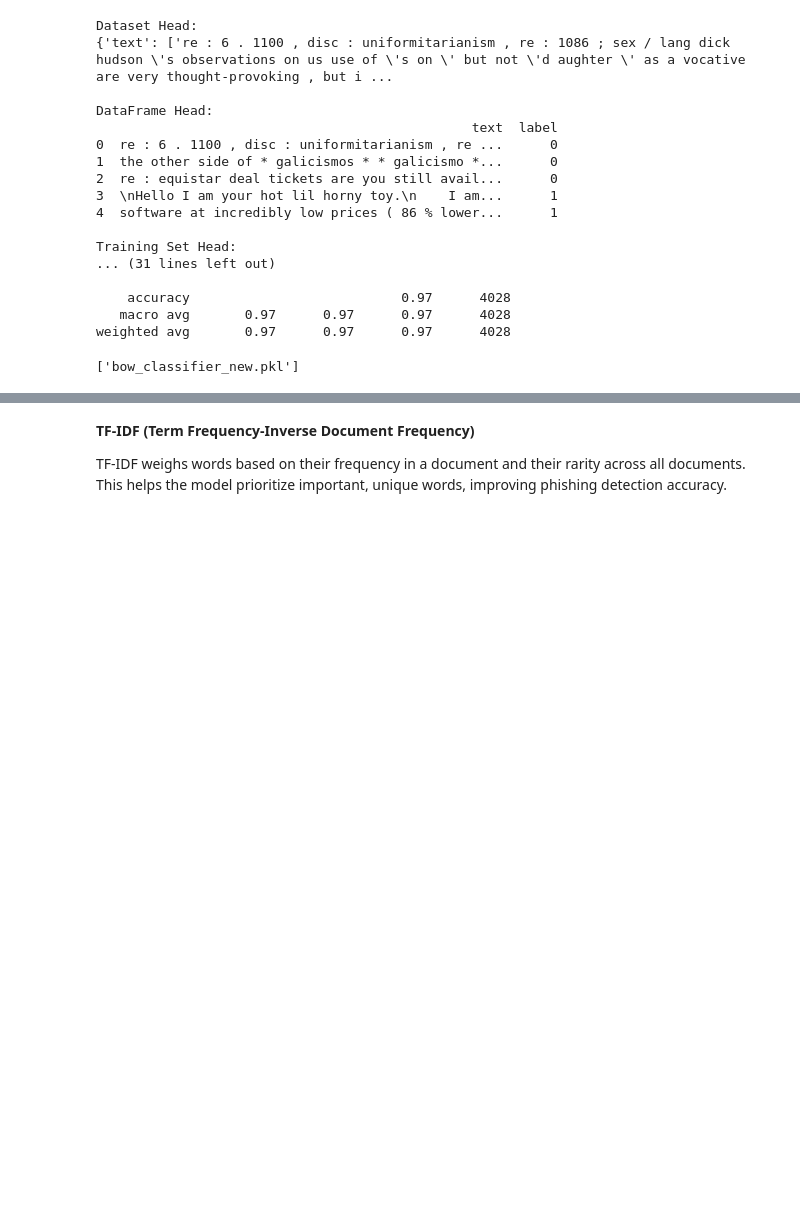
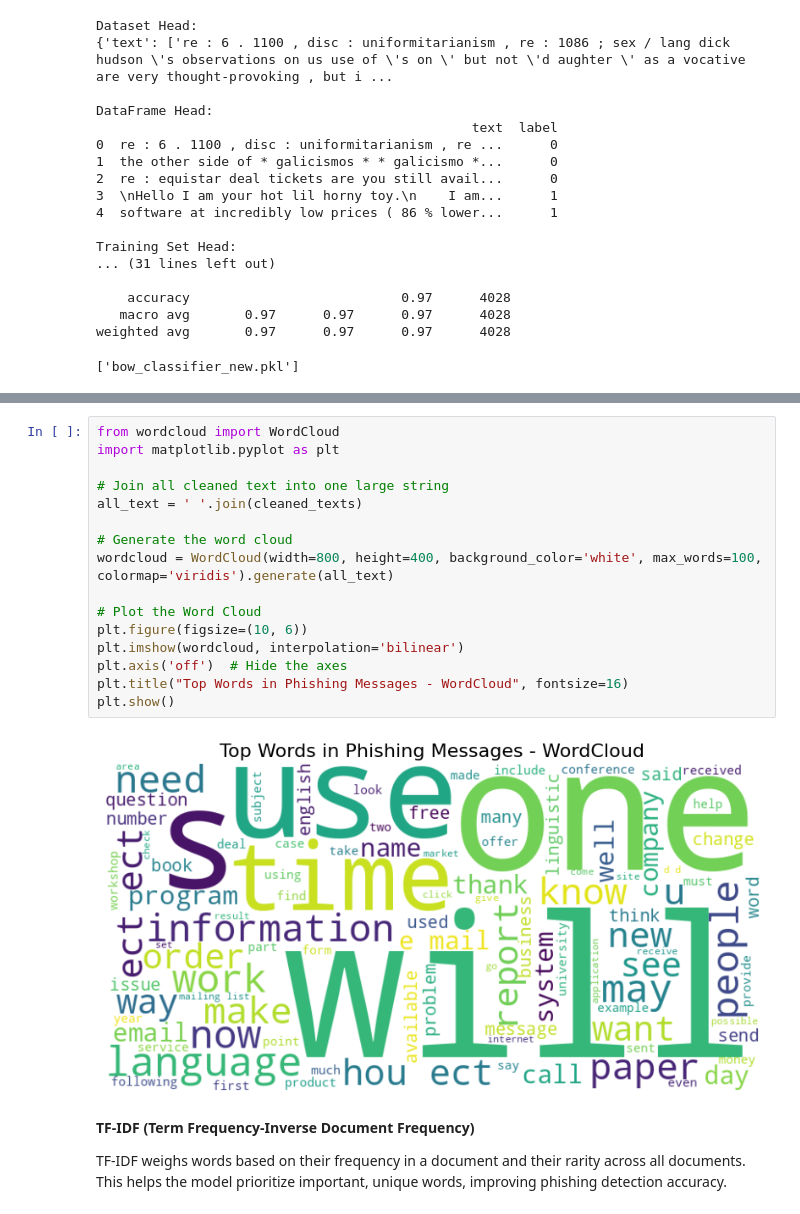
Before and after one commit to TubiSmadar/BoTeacher, a Jupyter notebook: phishing_check_visu.ipynb, the cells around one changed output, grey strips where cells are left out. Drawn from its saved outputs; the diff is of its cells as text; blank space fills up the shorter version.

```diff
--- a/phishing_check_visu.ipynb
+++ b/phishing_check_visu.ipynb
@@ -140,3 +220,21 @@ weighted avg       0.97      0.97      0.97      4028
+# %%
+from wordcloud import WordCloud
+import matplotlib.pyplot as plt
+
+# Join all cleaned text into one large string
+all_text = ' '.join(cleaned_texts)
+
+# Generate the word cloud
+wordcloud = WordCloud(width=800, height=400, background_color='white', max_words=100, colormap='viridis').generate(all_text)
+
+# Plot the Word Cloud
+plt.figure(figsize=(10, 6))
+plt.imshow(wordcloud, interpolation='bilinear')
+plt.axis('off')  # Hide the axes
+plt.title("Top Words in Phishing Messages - WordCloud", fontsize=16)
+plt.show()
+# %% [output]
+[figure, added]
 # %% [markdown]
 
 **TF-IDF (Term Frequency-Inverse Document Frequency)**
```
Also changed, not shown: parts of 21 cells of this notebook.
